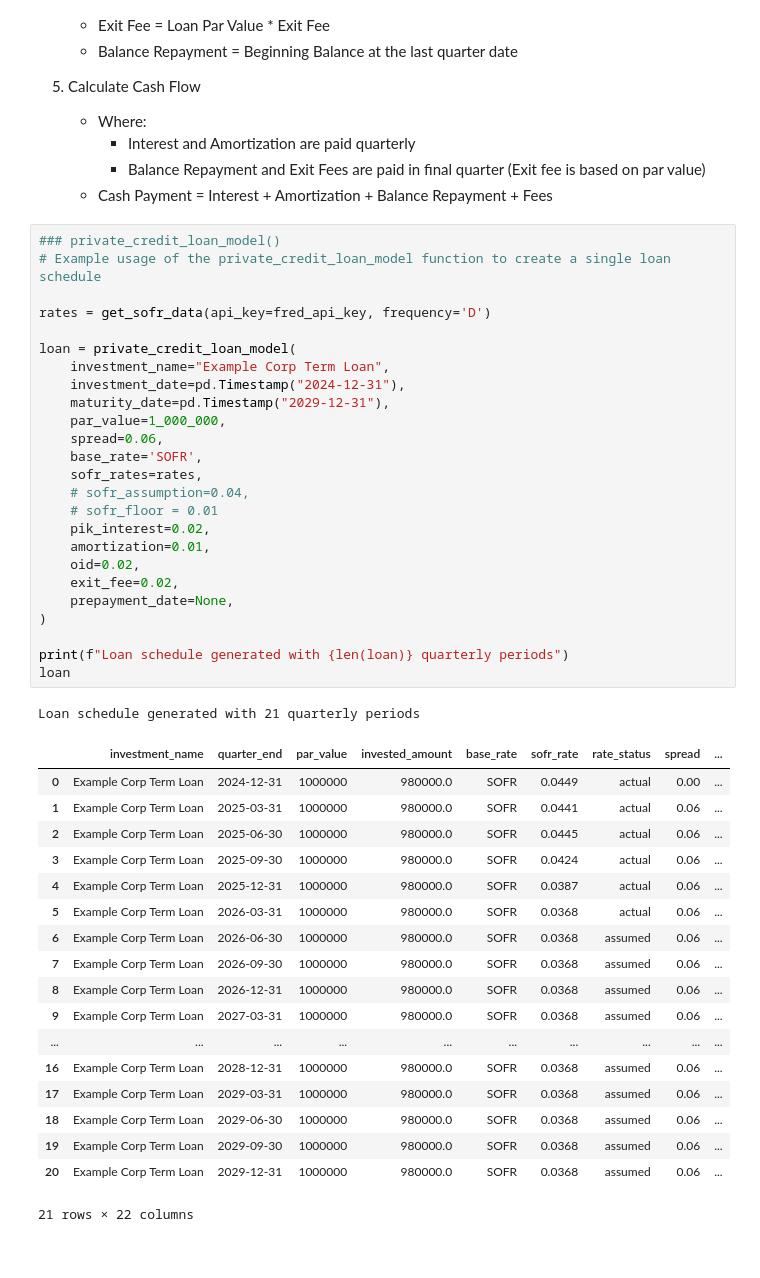
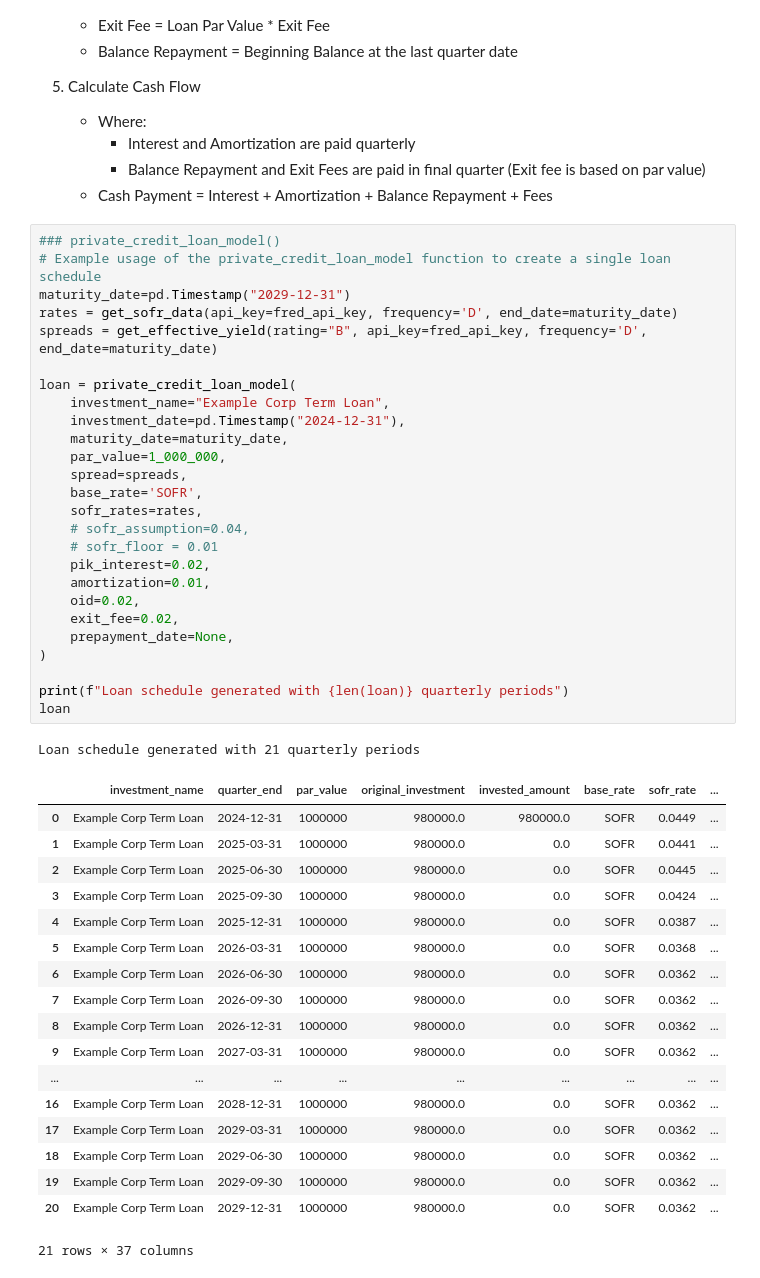
Before and after one commit to mmcleary6/credit_model, a Jupyter notebook: asset_modeling.ipynb, the cells around one changed output. Drawn from its saved outputs; the diff is of its cells as text.

```diff
--- a/asset_modeling.ipynb
+++ b/asset_modeling.ipynb
@@ -70,48 +71,49 @@ Aggregates multiple loans into a portfolio summary by combining individual loan
 # %%
 ### private_credit_loan_model()
 # Example usage of the private_credit_loan_model function to create a single loan schedule
-
-rates = get_sofr_data(api_key=fred_api_key, frequency='D')
+maturity_date=pd.Timestamp("2029-12-31")
+rates = get_sofr_data(api_key=fred_api_key, frequency='D', end_date=maturity_date)
+spreads = get_effective_yield(rating="B", api_key=fred_api_key, frequency='D', end_date=maturity_date)
 
 loan = private_credit_loan_model(
     investment_name="Example Corp Term Loan",
     investment_date=pd.Timestamp("2024-12-31"),
-    maturity_date=pd.Timestamp("2029-12-31"),
+    maturity_date=maturity_date,
     par_value=1_000_000,
-    spread=0.06,
+    spread=spreads,
     base_rate='SOFR',
     sofr_rates=rates,
     # sofr_assumption=0.04,
     # sofr_floor = 0.01
     pik_interest=0.02,
     amortization=0.01,
     oid=0.02,
     exit_fee=0.02,
     prepayment_date=None,
 )
 
 print(f"Loan schedule generated with {len(loan)} quarterly periods")
 loan
 # %% [output]
 Loan schedule generated with 21 quarterly periods
-|  | investment_name | quarter_end | par_value | invested_amount | base_rate | sofr_rate | rate_status | spread | ... |
-| 0 | Example Corp Term Loan | 2024-12-31 | 1000000 | 980000.0 | SOFR | 0.0449 | actual | 0.00 | ... |
-| 1 | Example Corp Term Loan | 2025-03-31 | 1000000 | 980000.0 | SOFR | 0.0441 | actual | 0.06 | ... |
-| 2 | Example Corp Term Loan | 2025-06-30 | 1000000 | 980000.0 | SOFR | 0.0445 | actual | 0.06 | ... |
-| 3 | Example Corp Term Loan | 2025-09-30 | 1000000 | 980000.0 | SOFR | 0.0424 | actual | 0.06 | ... |
-| 4 | Example Corp Term Loan | 2025-12-31 | 1000000 | 980000.0 | SOFR | 0.0387 | actual | 0.06 | ... |
-| 5 | Example Corp Term Loan | 2026-03-31 | 1000000 | 980000.0 | SOFR | 0.0368 | actual | 0.06 | ... |
-| 6 | Example Corp Term Loan | 2026-06-30 | 1000000 | 980000.0 | SOFR | 0.0368 | assumed | 0.06 | ... |
-| 7 | Example Corp Term Loan | 2026-09-30 | 1000000 | 980000.0 | SOFR | 0.0368 | assumed | 0.06 | ... |
-| 8 | Example Corp Term Loan | 2026-12-31 | 1000000 | 980000.0 | SOFR | 0.0368 | assumed | 0.06 | ... |
-| 9 | Example Corp Term Loan | 2027-03-31 | 1000000 | 980000.0 | SOFR | 0.0368 | assumed | 0.06 | ... |
-| ... | ... | ... | ... | ... | ... | ... | ... | ... | ... |
-| 16 | Example Corp Term Loan | 2028-12-31 | 1000000 | 980000.0 | SOFR | 0.0368 | assumed | 0.06 | ... |
-| 17 | Example Corp Term Loan | 2029-03-31 | 1000000 | 980000.0 | SOFR | 0.0368 | assumed | 0.06 | ... |
-| 18 | Example Corp Term Loan | 2029-06-30 | 1000000 | 980000.0 | SOFR | 0.0368 | assumed | 0.06 | ... |
-| 19 | Example Corp Term Loan | 2029-09-30 | 1000000 | 980000.0 | SOFR | 0.0368 | assumed | 0.06 | ... |
-| 20 | Example Corp Term Loan | 2029-12-31 | 1000000 | 980000.0 | SOFR | 0.0368 | assumed | 0.06 | ... |
+|  | investment_name | quarter_end | par_value | original_investment | invested_amount | base_rate | sofr_rate | ... |
+| 0 | Example Corp Term Loan | 2024-12-31 | 1000000 | 980000.0 | 980000.0 | SOFR | 0.0449 | ... |
+| 1 | Example Corp Term Loan | 2025-03-31 | 1000000 | 980000.0 | 0.0 | SOFR | 0.0441 | ... |
+| 2 | Example Corp Term Loan | 2025-06-30 | 1000000 | 980000.0 | 0.0 | SOFR | 0.0445 | ... |
+| 3 | Example Corp Term Loan | 2025-09-30 | 1000000 | 980000.0 | 0.0 | SOFR | 0.0424 | ... |
+| 4 | Example Corp Term Loan | 2025-12-31 | 1000000 | 980000.0 | 0.0 | SOFR | 0.0387 | ... |
+| 5 | Example Corp Term Loan | 2026-03-31 | 1000000 | 980000.0 | 0.0 | SOFR | 0.0368 | ... |
+| 6 | Example Corp Term Loan | 2026-06-30 | 1000000 | 980000.0 | 0.0 | SOFR | 0.0362 | ... |
+| 7 | Example Corp Term Loan | 2026-09-30 | 1000000 | 980000.0 | 0.0 | SOFR | 0.0362 | ... |
+| 8 | Example Corp Term Loan | 2026-12-31 | 1000000 | 980000.0 | 0.0 | SOFR | 0.0362 | ... |
+| 9 | Example Corp Term Loan | 2027-03-31 | 1000000 | 980000.0 | 0.0 | SOFR | 0.0362 | ... |
+| ... | ... | ... | ... | ... | ... | ... | ... | ... |
+| 16 | Example Corp Term Loan | 2028-12-31 | 1000000 | 980000.0 | 0.0 | SOFR | 0.0362 | ... |
+| 17 | Example Corp Term Loan | 2029-03-31 | 1000000 | 980000.0 | 0.0 | SOFR | 0.0362 | ... |
+| 18 | Example Corp Term Loan | 2029-06-30 | 1000000 | 980000.0 | 0.0 | SOFR | 0.0362 | ... |
+| 19 | Example Corp Term Loan | 2029-09-30 | 1000000 | 980000.0 | 0.0 | SOFR | 0.0362 | ... |
+| 20 | Example Corp Term Loan | 2029-12-31 | 1000000 | 980000.0 | 0.0 | SOFR | 0.0362 | ... |
-21 rows × 22 columns
+21 rows × 37 columns
 # %%
 schedule_of_investments = pd.DataFrame(
     {
```
Also changed, not shown: parts of 5 cells of this notebook, 6 other files.
